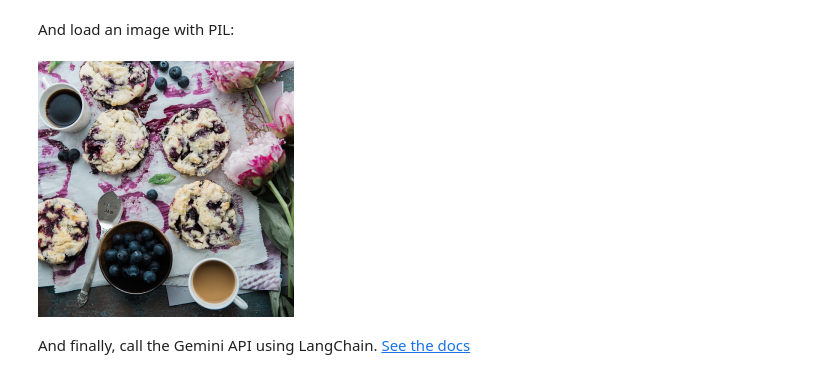
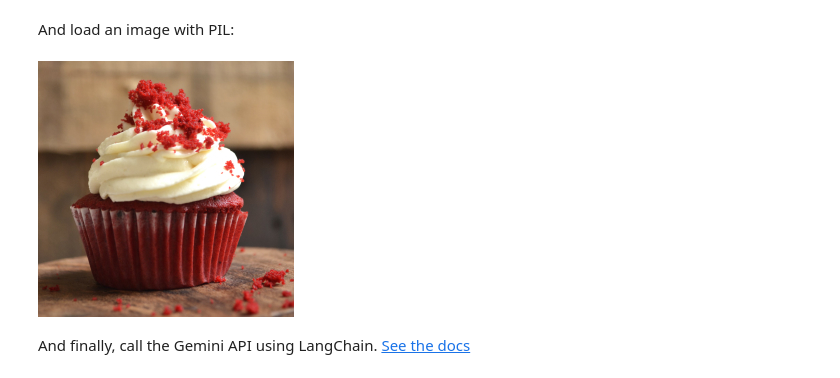
Before and after one commit to sjgarani/my-question-answer-j, a Jupyter notebook: main.ipynb, the cells around one changed output. Saved outputs shown, nothing was run; the diff lists cells and outputs as text; code cells hidden in the pictures.

```diff
--- a/main.ipynb
+++ b/main.ipynb
@@ -20,12 +17,12 @@ prompt = 'Provide an example recipe for the baked goods in the image'
 And load an image with PIL:
 # %%
 import PIL.Image
-img = PIL.Image.open('baked_goods_1.jpg')
+# img = PIL.Image.open('baked_goods_1.jpg')
 # img = PIL.Image.open('baked_goods_2.jpg')
-# img = PIL.Image.open('baked_goods_3.jpg')
+img = PIL.Image.open('baked_goods_3.jpg')
 img
 # %% [output]
-[figure, old version]
+[figure, new version]
 # %% [markdown]
 And finally, call the Gemini API using LangChain. [See the docs](https://github.com/langchain-ai/langchain/blob/master/libs/partners/google-genai/langchain_google_genai/__init__.py)
 # %%
```
Also changed, not shown: parts of 3 cells of this notebook, 2 other files.
